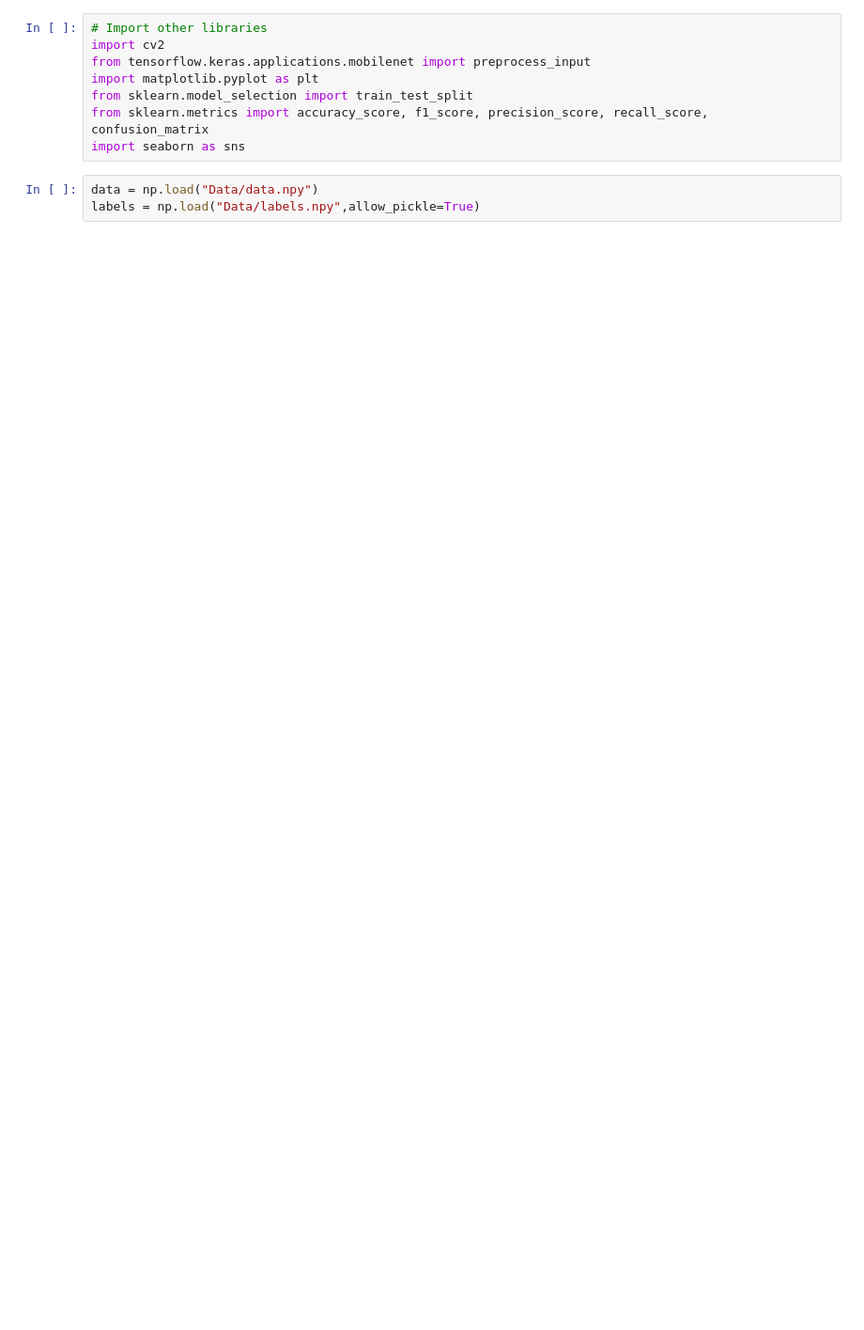
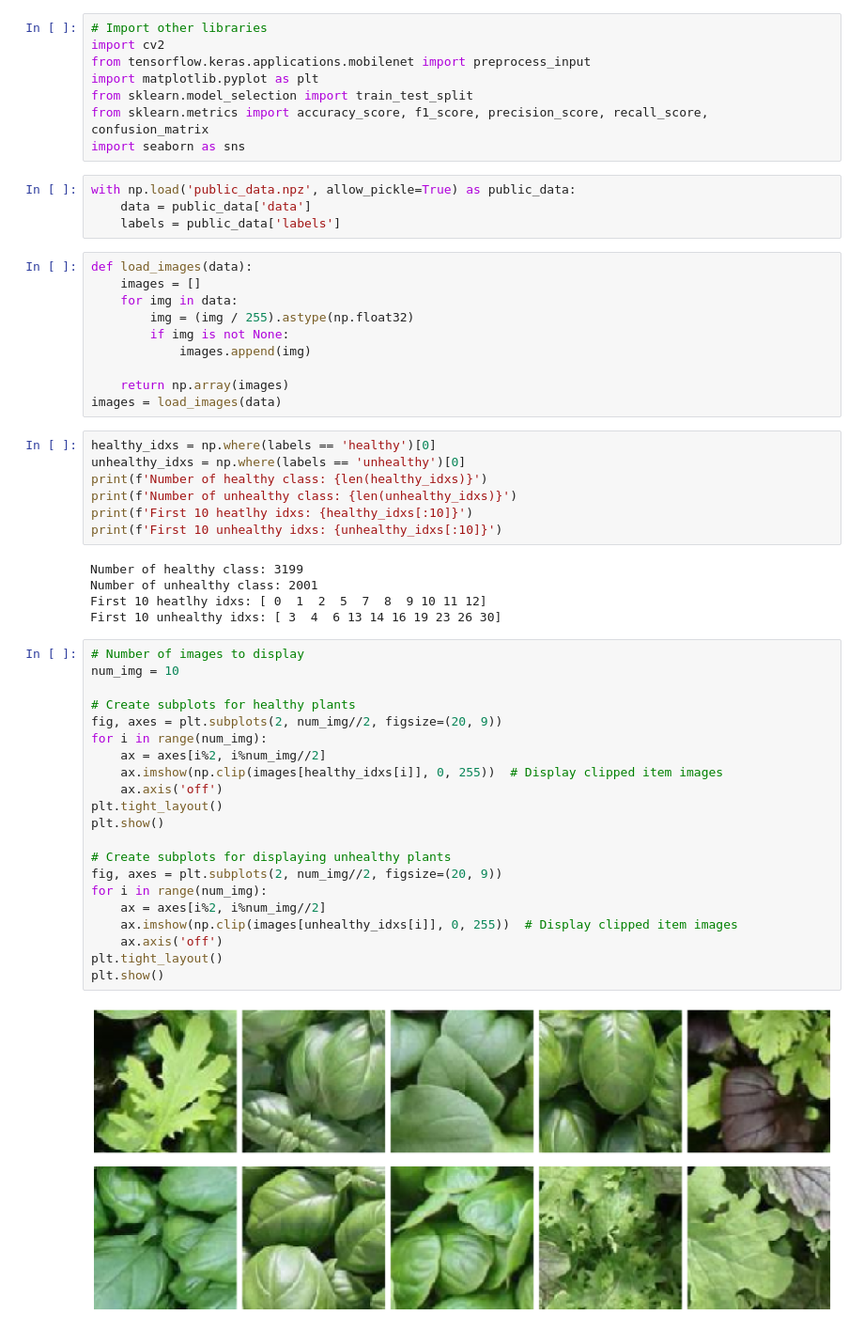
Before and after one commit to 3nricomarinelli/Challenge1-AN2DL-TOTTI_ROBOT, a Jupyter notebook: main.ipynb, the cells around one changed output. Shown at 94% size. Cells and saved outputs as stored; diff of their text form; blank space fills up the shorter version.

Commit message:
data visualization

```diff
--- a/main.ipynb
+++ b/main.ipynb
@@ -43,6 +43,52 @@ import matplotlib.pyplot as plt
 from sklearn.model_selection import train_test_split
 from sklearn.metrics import accuracy_score, f1_score, precision_score, recall_score, confusion_matrix
 import seaborn as sns
-# %%
-data = np.load("Data/data.npy")
-labels = np.load("Data/labels.npy",allow_pickle=True)
+# %%
+with np.load('public_data.npz', allow_pickle=True) as public_data:
+    data = public_data['data']
+    labels = public_data['labels']
+# %%
+def load_images(data):
+    images = []
+    for img in data:
+        img = (img / 255).astype(np.float32)
+        if img is not None:
+            images.append(img)
+
+    return np.array(images)
+images = load_images(data)
+# %%
+healthy_idxs = np.where(labels == 'healthy')[0]
+unhealthy_idxs = np.where(labels == 'unhealthy')[0]
+print(f'Number of healthy class: {len(healthy_idxs)}')
+print(f'Number of unhealthy class: {len(unhealthy_idxs)}')
+print(f'First 10 heatlhy idxs: {healthy_idxs[:10]}')
+print(f'First 10 unhealthy idxs: {unhealthy_idxs[:10]}')
+# %% [output]
+Number of healthy class: 3199
+Number of unhealthy class: 2001
+First 10 heatlhy idxs: [ 0  1  2  5  7  8  9 10 11 12]
+First 10 unhealthy idxs: [ 3  4  6 13 14 16 19 23 26 30]
+# %%
+# Number of images to display
+num_img = 10
+
+# Create subplots for healthy plants
+fig, axes = plt.subplots(2, num_img//2, figsize=(20, 9))
+for i in range(num_img):
+    ax = axes[i%2, i%num_img//2]
+    ax.imshow(np.clip(images[healthy_idxs[i]], 0, 255))  # Display clipped item images
+    ax.axis('off')
+plt.tight_layout()
+plt.show()
+
+# Create subplots for displaying unhealthy plants
+fig, axes = plt.subplots(2, num_img//2, figsize=(20, 9))
+for i in range(num_img):
+    ax = axes[i%2, i%num_img//2]
+    ax.imshow(np.clip(images[unhealthy_idxs[i]], 0, 255))  # Display clipped item images
+    ax.axis('off')
+plt.tight_layout()
+plt.show()
+# %% [output]
+[figure, added]
```
Also changed, not shown: parts of 2 cells of this notebook.
